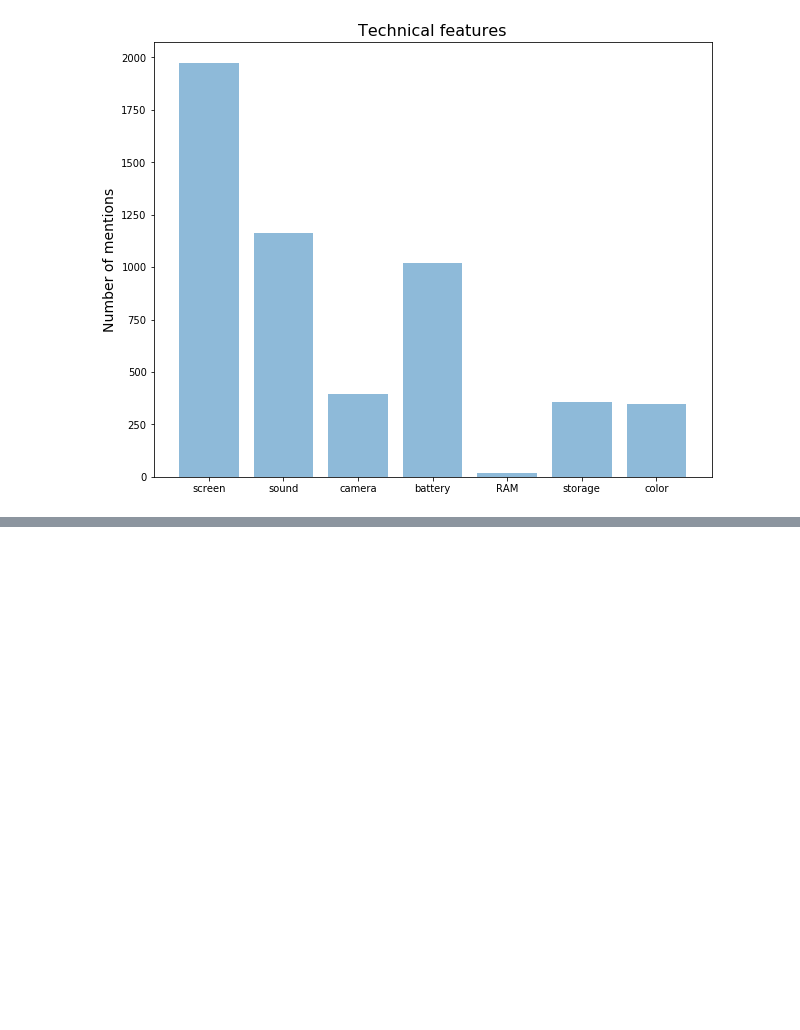
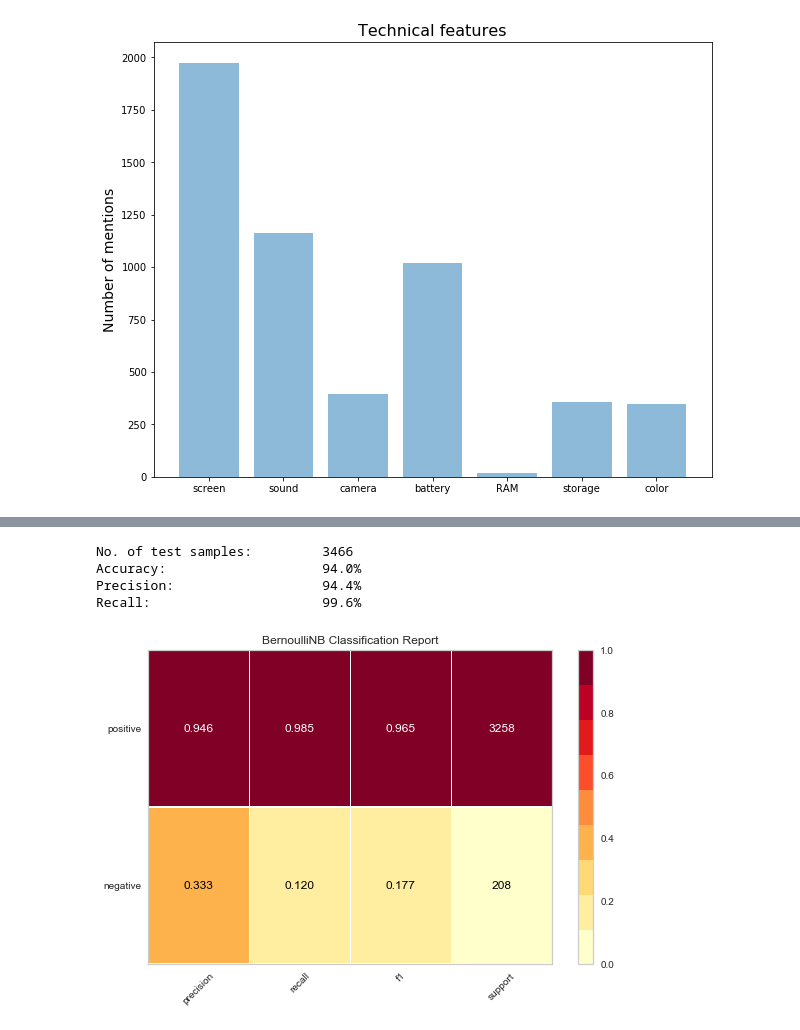
Before and after one commit to Data-Science-Proj/SalesStats, a Jupyter notebook: exploratory-analysis-consrevamazon.ipynb, the cells around one changed output, grey strips where cells are left out. Saved outputs shown, nothing was run; the diff lists cells and outputs as text; code cells hidden in the pictures; blank space fills up the shorter version.

Commit message:
Classification modeling

```diff
--- a/exploratory-analysis-consrevamazon.ipynb
+++ b/exploratory-analysis-consrevamazon.ipynb
@@ -127,0 +176,7 @@ plt.show()
+# %%
+def vectorize_text(rev_classifier_df, n_features=1000, max_df=0.50, min_df=100):
+    vectorizer = CountVectorizer(max_df=max_df, min_df=min_df, max_features=n_features, stop_words='english')
+    X=(vectorizer.fit_transform(rev_classifier_df.RTEXT)>0)*1
+    Y=(rev_classifier_df.LABEL=='positive')*1
+
+    return X,Y, vectorizer
@@ -127,0 +205,6 @@ plt.show()
+# %%
+#Train model
+
+X,Y, vectorizer = vectorize_text(train_df, n_features=100)
+nbayes = BernoulliNB()
+nbayes.fit(X,Y)
@@ -127,0 +213,8 @@ plt.show()
+# %%
+X_test = vectorizer.transform(test_df.RTEXT)
+Y_test = (test_df.LABEL=='positive')*1
+
+y_predicted = nbayes.predict(X_test)
+y_probpos = nbayes.predict_proba(X_test)[:,1]
+
+print(X_test.shape)
@@ -127,0 +351,19 @@ plt.show()
+# %%
+# Comparing performance of our method(Naive Bayes) with Logistic Regression (another method of classification).
+
+logistic_regression = LogisticRegression(random_state=random_state, solver='lbfgs')
+
+logistic_regression.fit(X,Y)
+performance(logistic_regression)
+# %% [output]
+No. of test samples:         3466
+Accuracy:                    94.0%
+Precision:                   94.4%
+Recall:                      99.6%
+# %%
+visualizer = ClassificationReport(nbayes, classes=['negative', 'positive'], support=True)
+visualizer.fit(X,Y)
+visualizer.score(X_test,Y_test)
+g = visualizer.poof()
+# %% [output]
+[figure, added]
```
Also changed, not shown: parts of 19 cells of this notebook.
